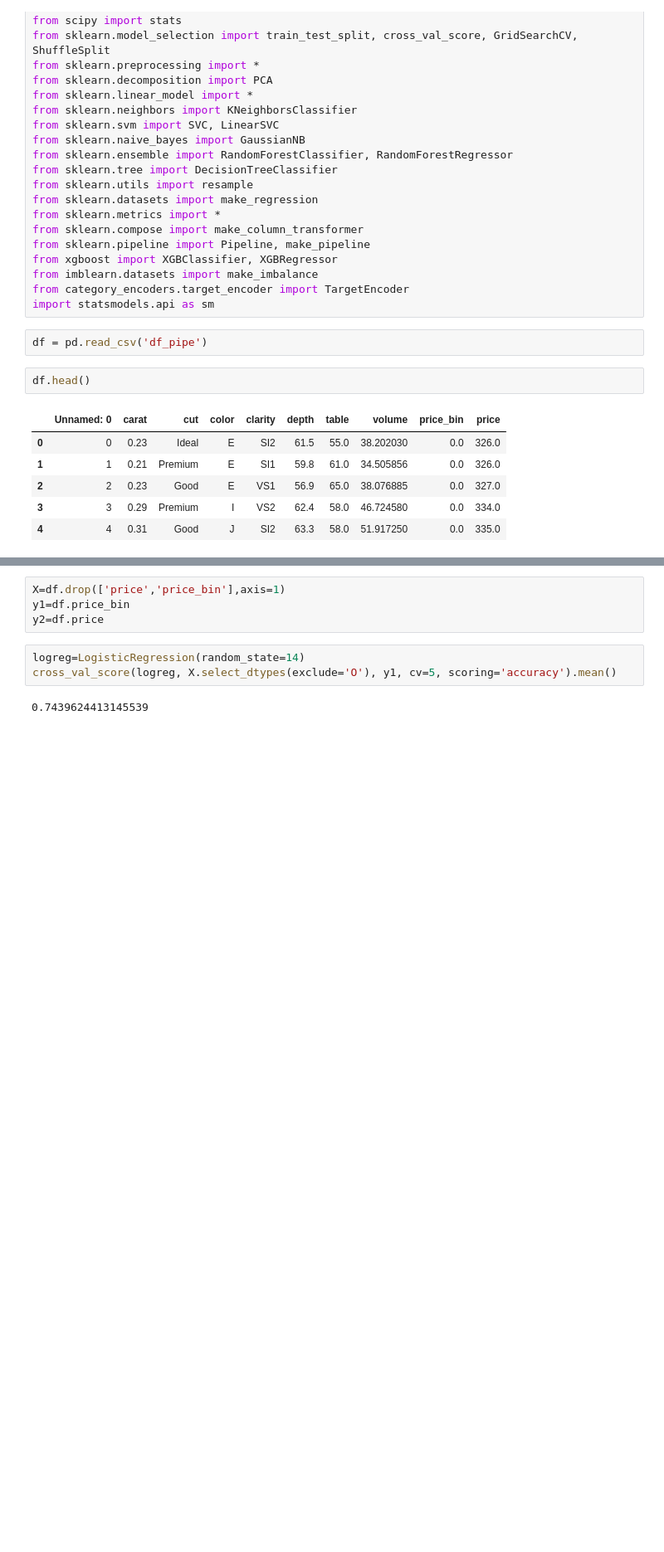
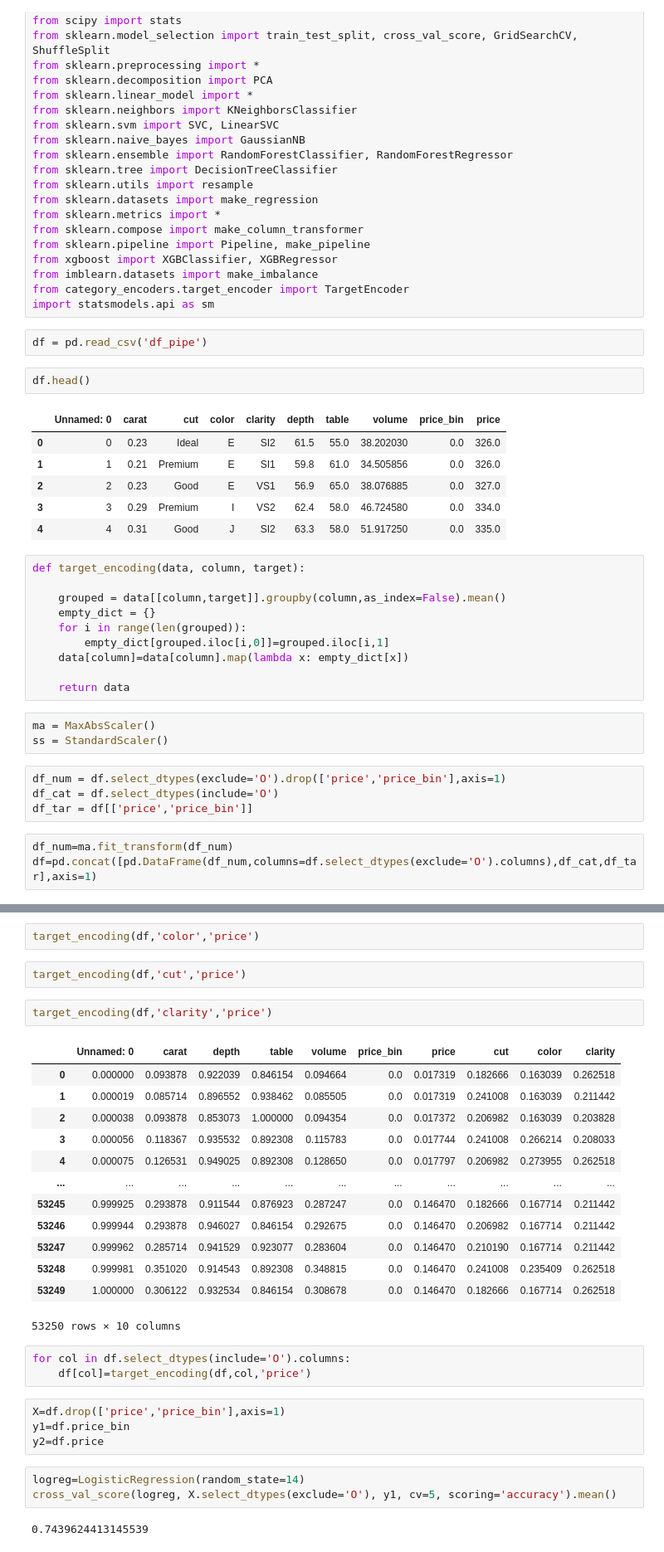
Before and after one commit to ArielJosephCohen/diamonds, a Jupyter notebook: pipeline_model.ipynb, the cells around one changed output, grey strips where cells are left out. Shown: that part at 83% size. Saved outputs shown, nothing was run; the diff lists cells and outputs as text; blank space fills up the shorter version.

```diff
--- a/pipeline_model.ipynb
+++ b/pipeline_model.ipynb
@@ -36,3 +36,23 @@ df.head()
 | 2 | 2 | 0.23 | Good | E | VS1 | 56.9 | 65.0 | 38.076885 | 0.0 | 327.0 |
 | 3 | 3 | 0.29 | Premium | I | VS2 | 62.4 | 58.0 | 46.724580 | 0.0 | 334.0 |
 | 4 | 4 | 0.31 | Good | J | SI2 | 63.3 | 58.0 | 51.917250 | 0.0 | 335.0 |
+# %%
+def target_encoding(data, column, target):
+
+    grouped = data[[column,target]].groupby(column,as_index=False).mean()
+    empty_dict = {}
+    for i in range(len(grouped)):
+        empty_dict[grouped.iloc[i,0]]=grouped.iloc[i,1]
+    data[column]=data[column].map(lambda x: empty_dict[x])
+
+    return data
+# %%
+ma = MaxAbsScaler()
+ss = StandardScaler()
+# %%
+df_num = df.select_dtypes(exclude='O').drop(['price','price_bin'],axis=1)
+df_cat = df.select_dtypes(include='O')
+df_tar = df[['price','price_bin']]
+# %%
+df_num=ma.fit_transform(df_num)
+df=pd.concat([pd.DataFrame(df_num,columns=df.select_dtypes(exclude='O').columns),df_cat,df_tar],axis=1)
@@ -39,3 +68,26 @@ df.head()
+# %%
+target_encoding(df,'color','price')
+# %%
+target_encoding(df,'cut','price')
+# %%
+target_encoding(df,'clarity','price')
+# %% [output]
+|  | Unnamed: 0 | carat | depth | table | volume | price_bin | price | cut | color | clarity |
+| 0 | 0.000000 | 0.093878 | 0.922039 | 0.846154 | 0.094664 | 0.0 | 0.017319 | 0.182666 | 0.163039 | 0.262518 |
+| 1 | 0.000019 | 0.085714 | 0.896552 | 0.938462 | 0.085505 | 0.0 | 0.017319 | 0.241008 | 0.163039 | 0.211442 |
+| 2 | 0.000038 | 0.093878 | 0.853073 | 1.000000 | 0.094354 | 0.0 | 0.017372 | 0.206982 | 0.163039 | 0.203828 |
+| 3 | 0.000056 | 0.118367 | 0.935532 | 0.892308 | 0.115783 | 0.0 | 0.017744 | 0.241008 | 0.266214 | 0.208033 |
+| 4 | 0.000075 | 0.126531 | 0.949025 | 0.892308 | 0.128650 | 0.0 | 0.017797 | 0.206982 | 0.273955 | 0.262518 |
+| ... | ... | ... | ... | ... | ... | ... | ... | ... | ... | ... |
+| 53245 | 0.999925 | 0.293878 | 0.911544 | 0.876923 | 0.287247 | 0.0 | 0.146470 | 0.182666 | 0.167714 | 0.211442 |
+| 53246 | 0.999944 | 0.293878 | 0.946027 | 0.846154 | 0.292675 | 0.0 | 0.146470 | 0.206982 | 0.167714 | 0.211442 |
+| 53247 | 0.999962 | 0.285714 | 0.941529 | 0.923077 | 0.283604 | 0.0 | 0.146470 | 0.210190 | 0.167714 | 0.211442 |
+| 53248 | 0.999981 | 0.351020 | 0.914543 | 0.892308 | 0.348815 | 0.0 | 0.146470 | 0.241008 | 0.235409 | 0.262518 |
+| 53249 | 1.000000 | 0.306122 | 0.932534 | 0.846154 | 0.308678 | 0.0 | 0.146470 | 0.182666 | 0.167714 | 0.262518 |
+53250 rows × 10 columns
+# %%
+for col in df.select_dtypes(include='O').columns:
+    df[col]=target_encoding(df,col,'price')
 # %%
 X=df.drop(['price','price_bin'],axis=1)
 y1=df.price_bin
```
Also changed, not shown: parts of 3 cells of this notebook.
